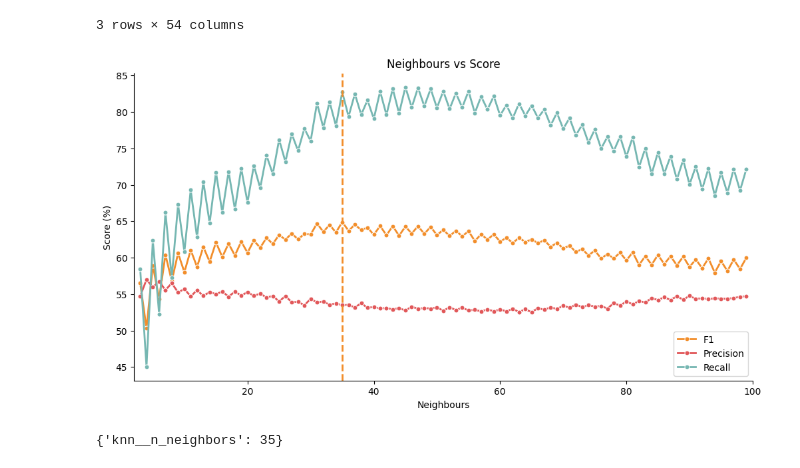
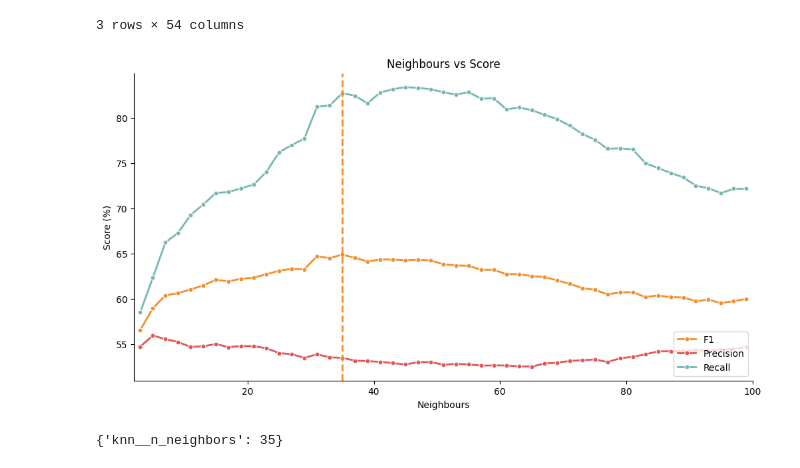
Before and after one commit to Cerozob/MINE_4201_LAB2, a Jupyter notebook: MINE_4201_Laboratorio_2_Filtrado_por_contenido.ipynb, the cells around one changed output. Cells and saved outputs as stored; diff of their text form; code cells hidden in the pictures.

```diff
--- a/MINE_4201_Laboratorio_2_Filtrado_por_contenido.ipynb
+++ b/MINE_4201_Laboratorio_2_Filtrado_por_contenido.ipynb
@@ -1154,8 +1162,19 @@ knn_clasif = KNeighborsClassifier()
 
 pipe = Pipeline(steps=[('knn', knn_clasif)])
 
-# ojo, de esta forma  tarda un montón, para que no tarde tanto, usar el método comentado, el resultado del gridearch debería dar 35
-knn_grid_exh = GridSearchCV(pipe, params, cv=5, scoring=['f1', 'precision', 'recall'], n_jobs=-1, return_train_score=True, refit='f1')
+"""
+ WARNING:
+    de esta forma tarda como 20 minutos, para que no tarde tanto, usar el método comentado de la línea siguiente
+    se hizo de esta forma para graficar f1, precision y recall en función de K
+    el resultado debería dar K=35
+    """
+knn_grid_exh = GridSearchCV(pipe,
+                            params,
+                            cv=5,
+                            scoring=['f1', 'precision', 'recall'],
+                            n_jobs=-1,
+                            return_train_score=True,
+                            refit='f1')
 # knn_grid_exh = GridSearchCV(pipe, params, cv=5, scoring="f1", n_jobs=-1)
 # %%
 grid = knn_grid_exh
@@ -1225,28 +1244,28 @@ models.head(3)
 # %%
 # plot neighbors vs F1
 plt.figure(figsize=(12,6))
 
 f1_color = '#F28E2B'
 precision_color = '#E15759'
 recall_color = '#76B7B2'
 sns.lineplot(x='param_knn__n_neighbors', y='F1_percent',
-             data=models, marker='o', markersize=5, linewidth=2, color=f1_color, label='F1')
+             data=models[models["param_knn__n_neighbors"]%2 !=0], marker='o', markersize=5, linewidth=2, color=f1_color, label='F1')
 sns.lineplot(x='param_knn__n_neighbors', y='Precision_percent',
-                data=models, marker='o', markersize=5, linewidth=2,color=precision_color, label='Precision')
+                data=models[models["param_knn__n_neighbors"]%2 !=0], marker='o', markersize=5, linewidth=2,color=precision_color, label='Precision')
 sns.lineplot(x='param_knn__n_neighbors', y='Recall_percent',
-                data=models, marker='o', markersize=5, linewidth=2,color=recall_color, label='Recall')
+                data=models[models["param_knn__n_neighbors"]%2 !=0], marker='o', markersize=5, linewidth=2,color=recall_color, label='Recall')
 plt.legend(loc='lower right')
 plt.xlim(2, 100)
 plt.xlabel('Neighbours')
 plt.ylabel('Score (%)')
 plt.title('Neighbours vs Score')
 sns.despine()
 # color the best F1
 plt.axvline(x=grid.best_params_['knn__n_neighbors'], color=f1_color, linestyle='--', linewidth=2, label='Best F1')
 
 plt.show()
 # %% [output]
-[figure, old version]
+[figure, new version]
 # %%
 grid.best_params_
 # %% [output]
```
Also changed, not shown: parts of 3 cells of this notebook, 4 other files.
